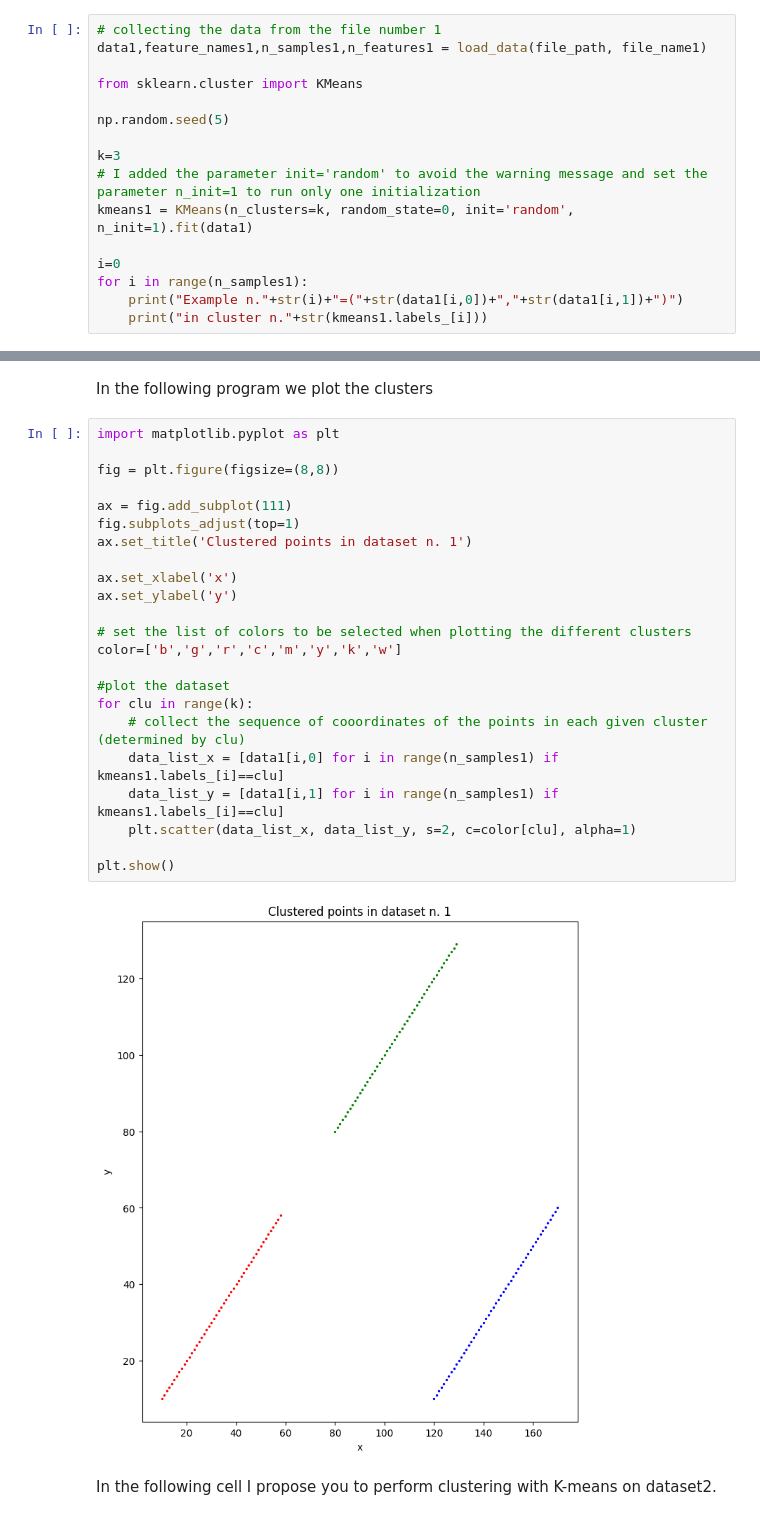
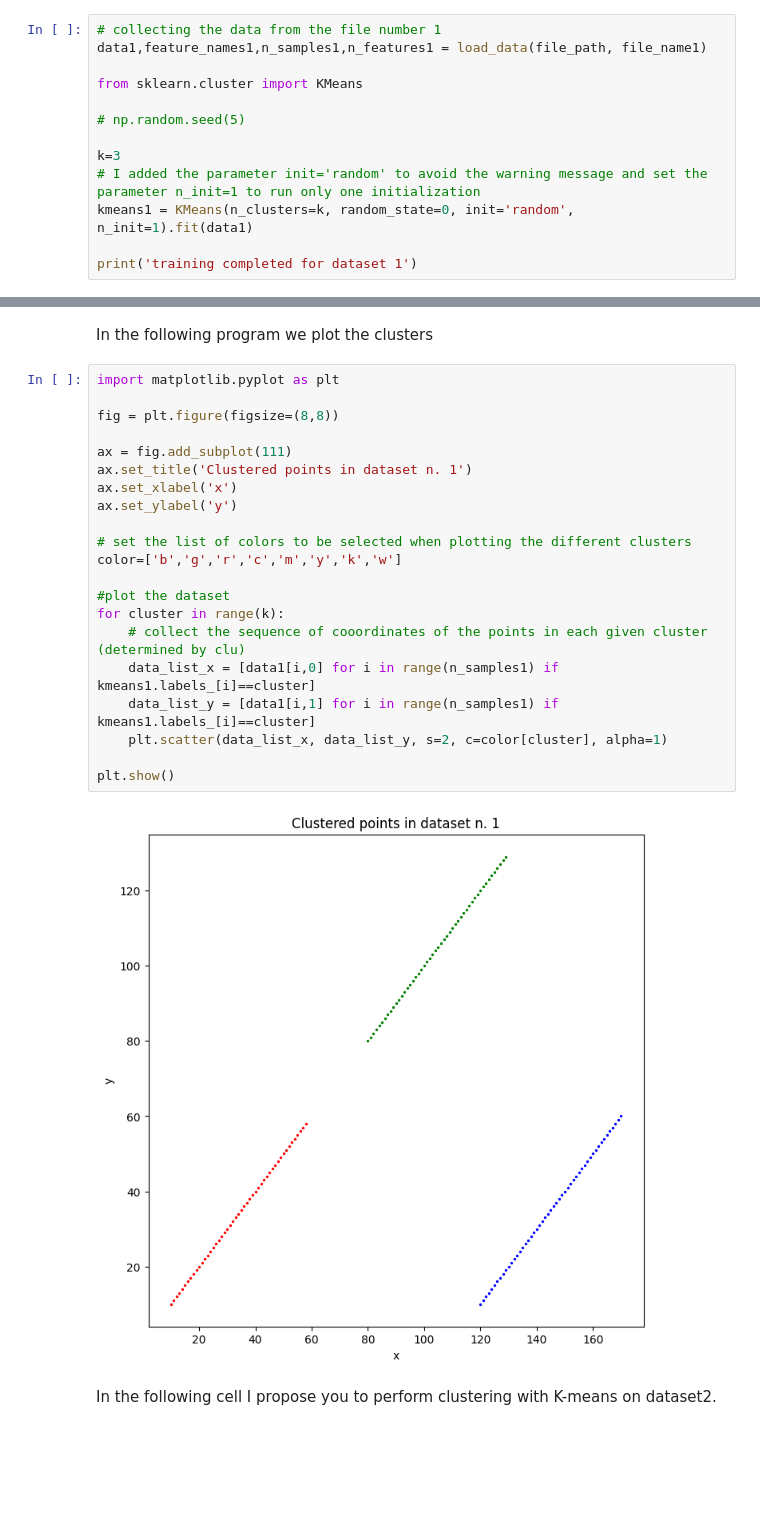
Before and after one commit to jakbtg/AAUT, a Jupyter notebook: Meo/3-clustering_copy_for_students_aa_22_23.ipynb, the cells around one changed output, grey strips where cells are left out. Drawn from its saved outputs; the diff is of its cells as text; blank space fills up the shorter version.

```diff
--- a/Meo/3-clustering_copy_for_students_aa_22_23.ipynb
+++ b/Meo/3-clustering_copy_for_students_aa_22_23.ipynb
@@ -135,14 +129,11 @@ data1,feature_names1,n_samples1,n_features1 = load_data(file_path, file_name1)
 
 from sklearn.cluster import KMeans
 
-np.random.seed(5)
+# np.random.seed(5)
 
 k=3
 # I added the parameter init='random' to avoid the warning message and set the parameter n_init=1 to run only one initialization
 kmeans1 = KMeans(n_clusters=k, random_state=0, init='random', n_init=1).fit(data1)
 
-i=0
-for i in range(n_samples1):
-    print("Example n."+str(i)+"=("+str(data1[i,0])+","+str(data1[i,1])+")")
-    print("in cluster n."+str(kmeans1.labels_[i]))
+print('training completed for dataset 1')
 # %% [output]
@@ -168,28 +143,26 @@ In the following program we plot the clusters
 # %%
 import matplotlib.pyplot as plt
 
 fig = plt.figure(figsize=(8,8))
 
 ax = fig.add_subplot(111)
-fig.subplots_adjust(top=1)
 ax.set_title('Clustered points in dataset n. 1')
-
 ax.set_xlabel('x')
 ax.set_ylabel('y')
 
 # set the list of colors to be selected when plotting the different clusters
 color=['b','g','r','c','m','y','k','w']
 
 #plot the dataset
-for clu in range(k):
+for cluster in range(k):
     # collect the sequence of cooordinates of the points in each given cluster (determined by clu)
-    data_list_x = [data1[i,0] for i in range(n_samples1) if kmeans1.labels_[i]==clu]
-    data_list_y = [data1[i,1] for i in range(n_samples1) if kmeans1.labels_[i]==clu]
-    plt.scatter(data_list_x, data_list_y, s=2, c=color[clu], alpha=1)
+    data_list_x = [data1[i,0] for i in range(n_samples1) if kmeans1.labels_[i]==cluster]
+    data_list_y = [data1[i,1] for i in range(n_samples1) if kmeans1.labels_[i]==cluster]
+    plt.scatter(data_list_x, data_list_y, s=2, c=color[cluster], alpha=1)
 
 plt.show()
 # %% [output]
-[figure, old version]
+[figure, new version]
 # %% [markdown]
 In the following cell I propose you to perform clustering with K-means on dataset2.
 # %%
```
Also changed, not shown: parts of 8 cells of this notebook.
